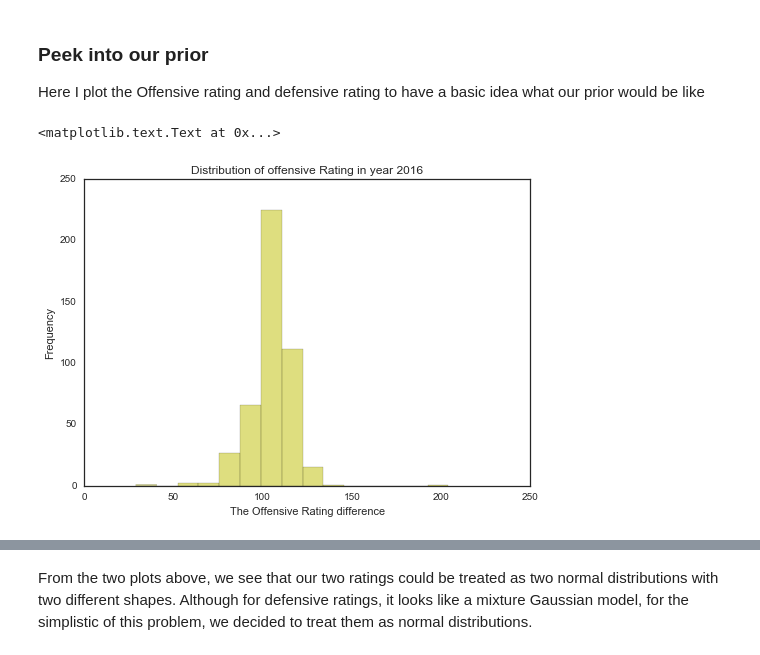
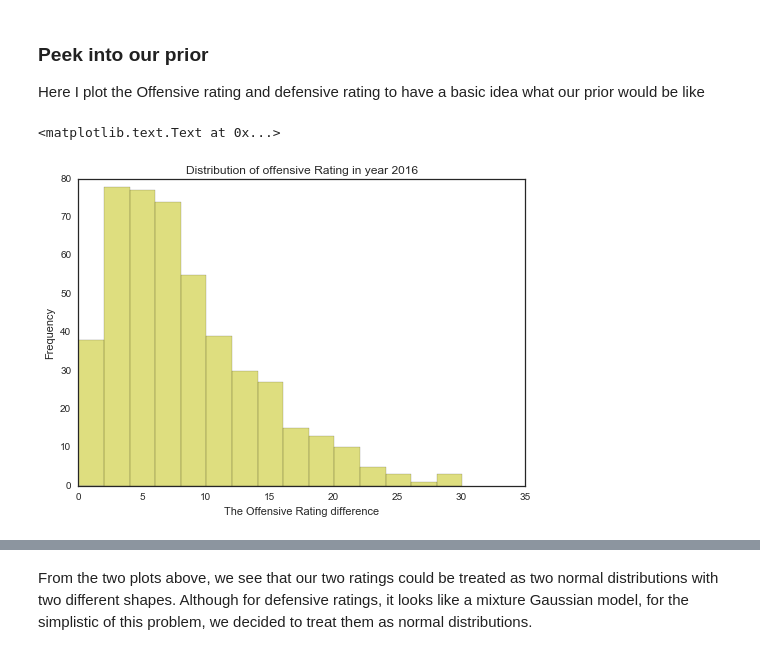
Before and after one commit to AM207Fantasy/am207, a Jupyter notebook: Pymc and Pooling.ipynb, the cells around one changed output, grey strips where cells are left out. Cells and saved outputs as stored; diff of their text form; code cells hidden in the pictures.

```diff
--- a/Pymc and Pooling.ipynb
+++ b/Pymc and Pooling.ipynb
@@ -58,7 +62,7 @@ import pickle
 # %%
 # Import data
 game16_df = pd.read_csv('clean-data/game_outcomes_15-16.csv')
-player_info = pd.read_csv('clean-data/player_info.csv')
+player_info = pd.read_csv('clean-data/player_info_pergame.csv')
 # %%
 score_diff = game16_df['diff'].values
 #plot a histogram
@@ -81,11 +85,11 @@ The variance of the entire data set is: 177.785299755
 Here I plot the Offensive rating and defensive rating to have a basic idea what our prior would be like
 # %%
 #plot a histogram
-ortg_values = player_info['ORtg'].values
+ortg_values = player_info['PTS'].values
 plt.hist(ortg_values,color='y',bins=15,alpha =0.5)
 plt.title("Distribution of offensive Rating in year 2016")
 plt.xlabel('The Offensive Rating difference')
 plt.ylabel('Frequency')
 # %% [output]
 <matplotlib.text.Text at 0x...>
-[figure, old version]
+[figure, new version]
```
Also changed, not shown: parts of 28 cells of this notebook.
